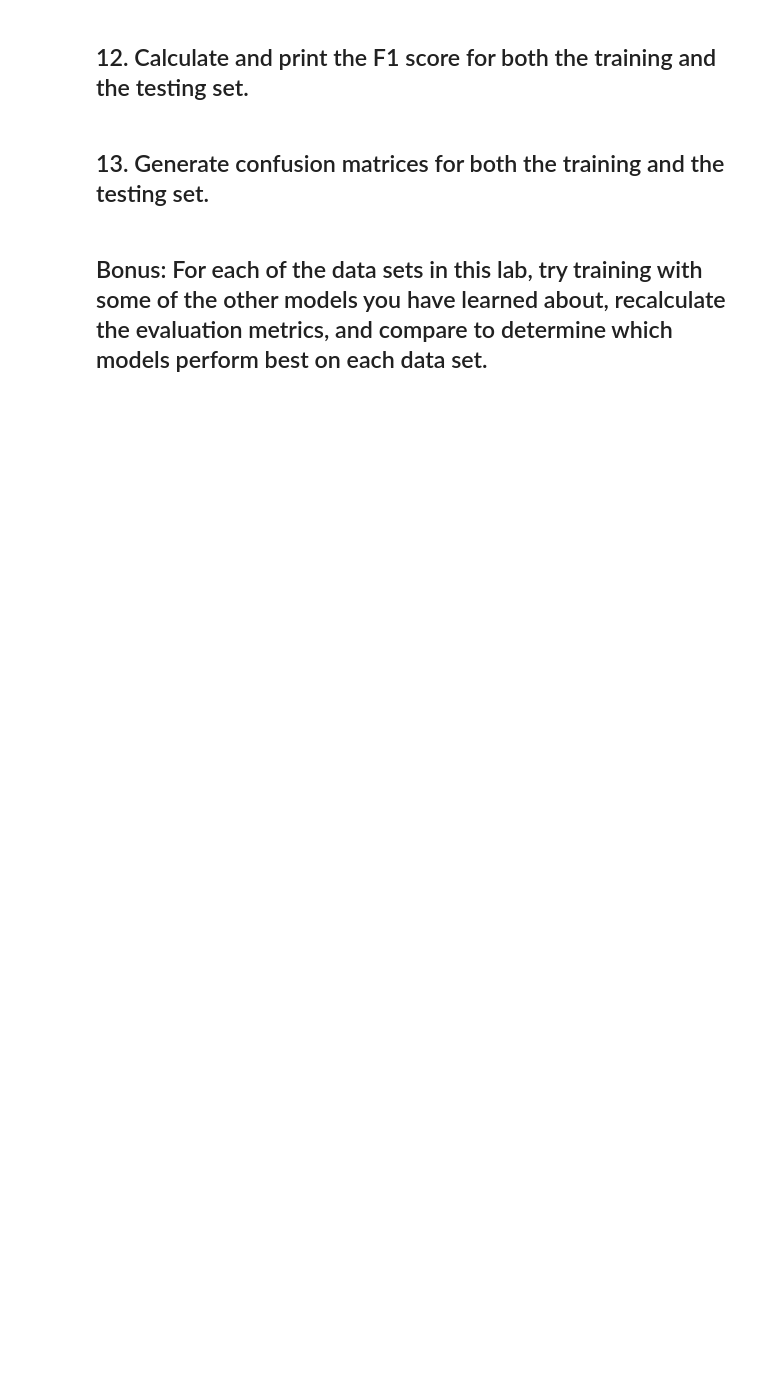
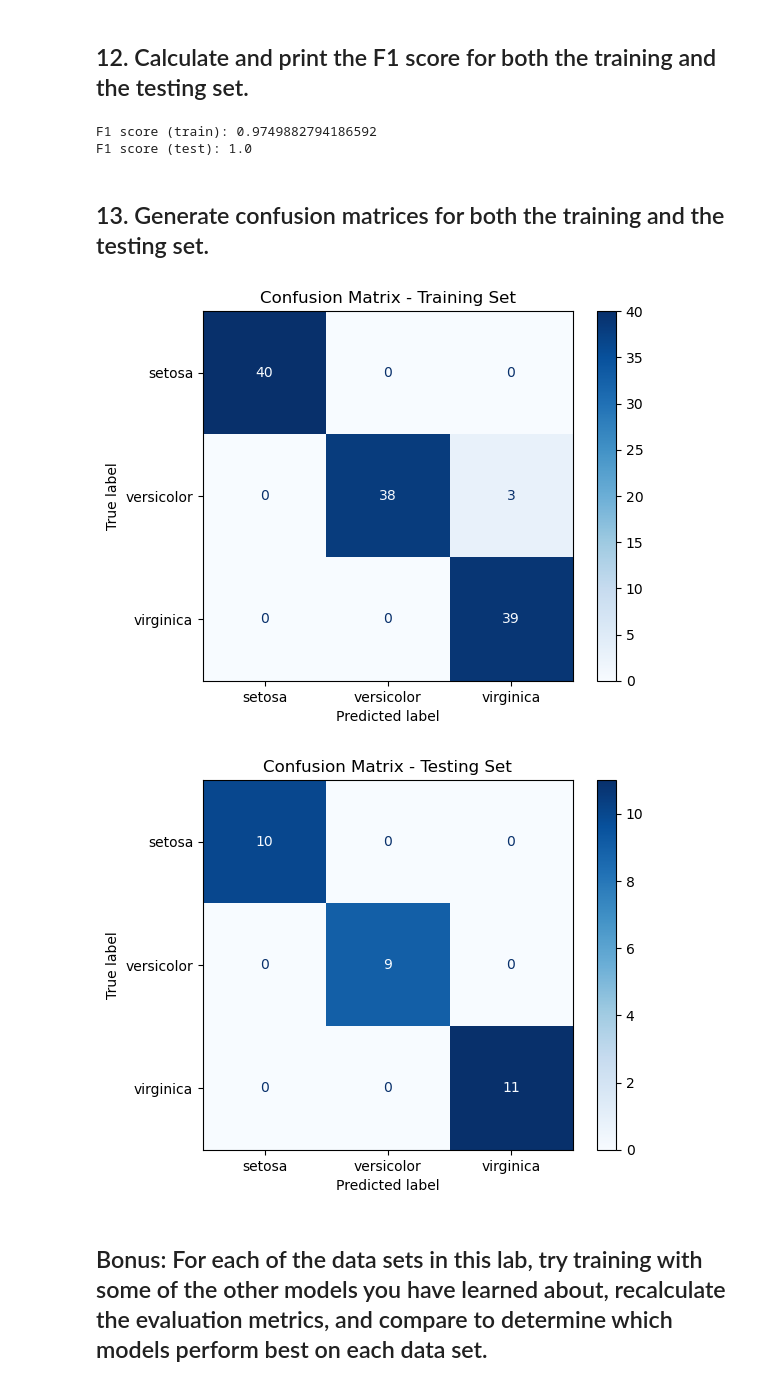
Before and after one commit to ncodexz/lab-supervised-learning-model-evaluation-en, a Jupyter notebook: your-code/main.ipynb, the cells around one changed output. Saved outputs shown, nothing was run; the diff lists cells and outputs as text; code cells hidden in the pictures; blank space fills up the shorter version.

```diff
--- a/your-code/main.ipynb
+++ b/your-code/main.ipynb
@@ -201,2 +199,14 @@ X_train, X_test, y_train, y_test = train_test_split(
+# %%
+# Your code here :
+
+from sklearn.linear_model import LogisticRegression
+
+model = LogisticRegression(max_iter=1000)
+
+model.fit(X_train, y_train)
+
+train_preds = model.predict(X_train)
+
+test_preds = model.predict(X_test)
 # %% [markdown]
 ## 8. Calculate and print the accuracy score for both the training and the testing set.
@@ -221,2 +271,15 @@ X_train, X_test, y_train, y_test = train_test_split(
+# %%
+# Your code here :
+from sklearn.metrics import f1_score
+
+
+train_f1 = f1_score(y_train, train_preds, average='weighted')
+print("F1 score (train):", train_f1)
+
+test_f1 = f1_score(y_test, test_preds, average='weighted')
+print("F1 score (test):", test_f1)
+# %% [output]
+F1 score (train): 0.9749882794186592
+F1 score (test): 1.0
 # %% [markdown]
 ## 13. Generate confusion matrices for both the training and the testing set.
@@ -225,3 +286,23 @@ X_train, X_test, y_train, y_test = train_test_split(
+# %%
+# Your code here :
+from sklearn.metrics import confusion_matrix, ConfusionMatrixDisplay
+import matplotlib.pyplot as plt
+
+cm_train = confusion_matrix(y_train, train_preds)
+disp_train = ConfusionMatrixDisplay(confusion_matrix=cm_train, display_labels=data.target_names)
+disp_train.plot(cmap='Blues')
+plt.title("Confusion Matrix - Training Set")
+plt.show()
+
+
+cm_test = confusion_matrix(y_test, test_preds)
+disp_test = ConfusionMatrixDisplay(confusion_matrix=cm_test, display_labels=data.target_names)
+disp_test.plot(cmap='Blues')
+plt.title("Confusion Matrix - Testing Set")
+plt.show()
+# %% [output]
+[figure, added]
+[figure, added]
 # %% [markdown]
 ## Bonus: For each of the data sets in this lab, try training with some of the other models you have learned about, recalculate the evaluation metrics, and compare to determine which models perform best on each data set.
 # %%
```
Also changed, not shown: parts of 14 cells of this notebook.
